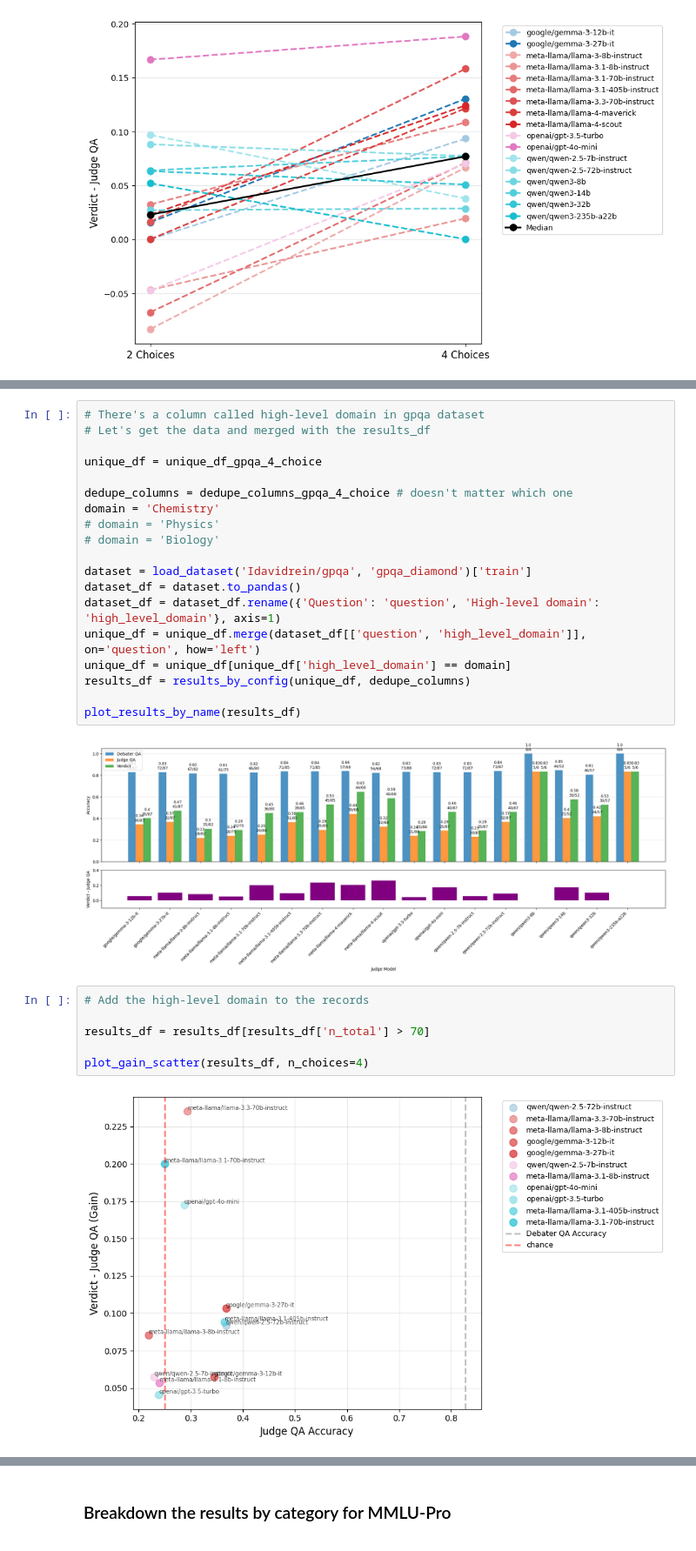
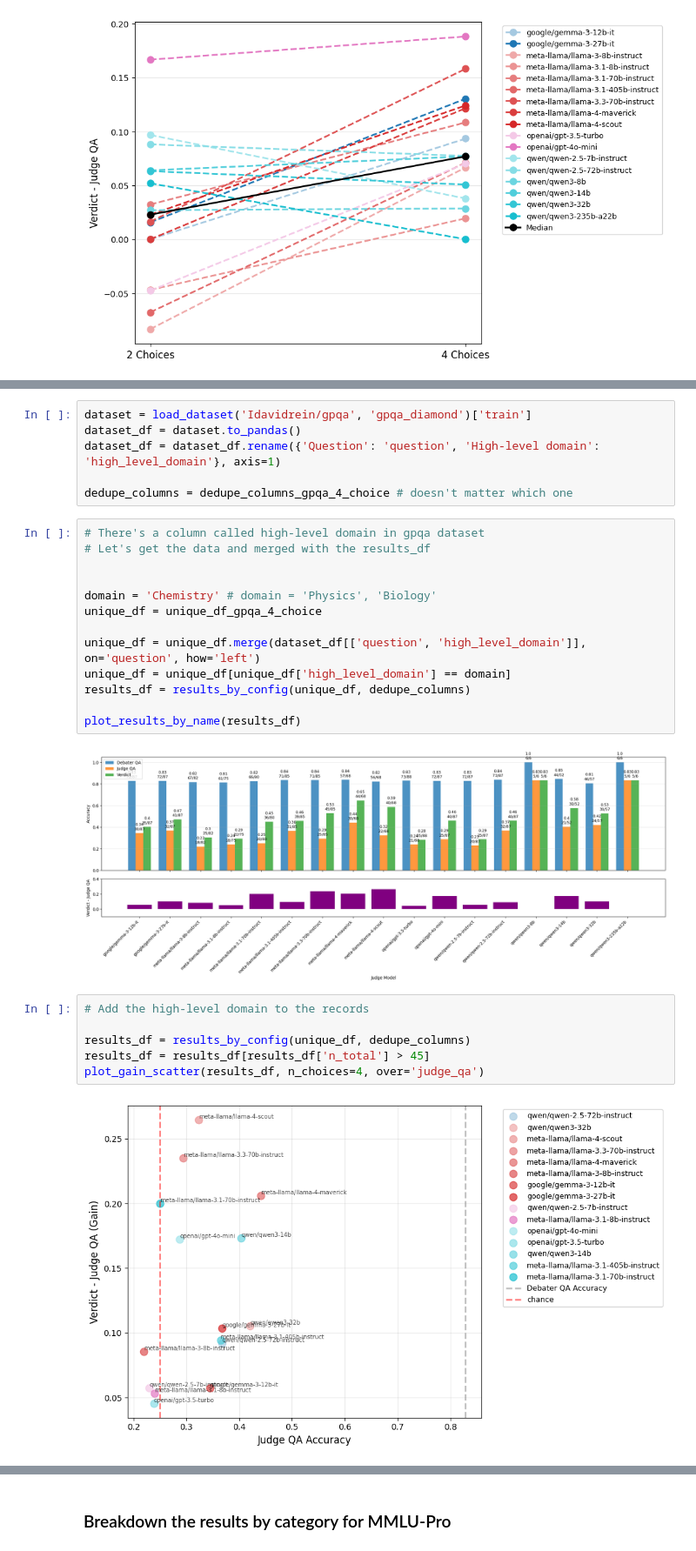
Before and after one commit to joshlevy89/llm_judge_debate_NEW, a Jupyter notebook: analysis.ipynb, the cells around one changed output, grey strips where cells are left out. Shown at 87% size. Cells and saved outputs as stored; diff of their text form.

```diff
--- a/analysis.ipynb
+++ b/analysis.ipynb
@@ -399,17 +402,17 @@ plot_gain_scatter(results_df_gpqa_4_choice, n_choices=4)
+# %%
+dataset = load_dataset('Idavidrein/gpqa', 'gpqa_diamond')['train']
+dataset_df = dataset.to_pandas()
+dataset_df = dataset_df.rename({'Question': 'question', 'High-level domain': 'high_level_domain'}, axis=1)
+
+dedupe_columns = dedupe_columns_gpqa_4_choice # doesn't matter which one
 # %%
 # There's a column called high-level domain in gpqa dataset
 # Let's get the data and merged with the results_df
 
+
+domain = 'Chemistry' # domain = 'Physics', 'Biology'
 unique_df = unique_df_gpqa_4_choice
 
-dedupe_columns = dedupe_columns_gpqa_4_choice # doesn't matter which one
-domain = 'Chemistry'
-# domain = 'Physics'
-# domain = 'Biology'
-
-dataset = load_dataset('Idavidrein/gpqa', 'gpqa_diamond')['train']
-dataset_df = dataset.to_pandas()
-dataset_df = dataset_df.rename({'Question': 'question', 'High-level domain': 'high_level_domain'}, axis=1)
 unique_df = unique_df.merge(dataset_df[['question', 'high_level_domain']], on='question', how='left')
 unique_df = unique_df[unique_df['high_level_domain'] == domain]
 results_df = results_by_config(unique_df, dedupe_columns)
@@ -420,8 +423,8 @@ plot_results_by_name(results_df)
 # %%
 # Add the high-level domain to the records
 
-results_df = results_df[results_df['n_total'] > 70]
-
-plot_gain_scatter(results_df, n_choices=4)
+results_df = results_by_config(unique_df, dedupe_columns)
+results_df = results_df[results_df['n_total'] > 45]
+plot_gain_scatter(results_df, n_choices=4, over='judge_qa')
 # %% [output]
-[figure, old version]
+[figure, new version]
```
Also changed, not shown: parts of 4 cells of this notebook.
